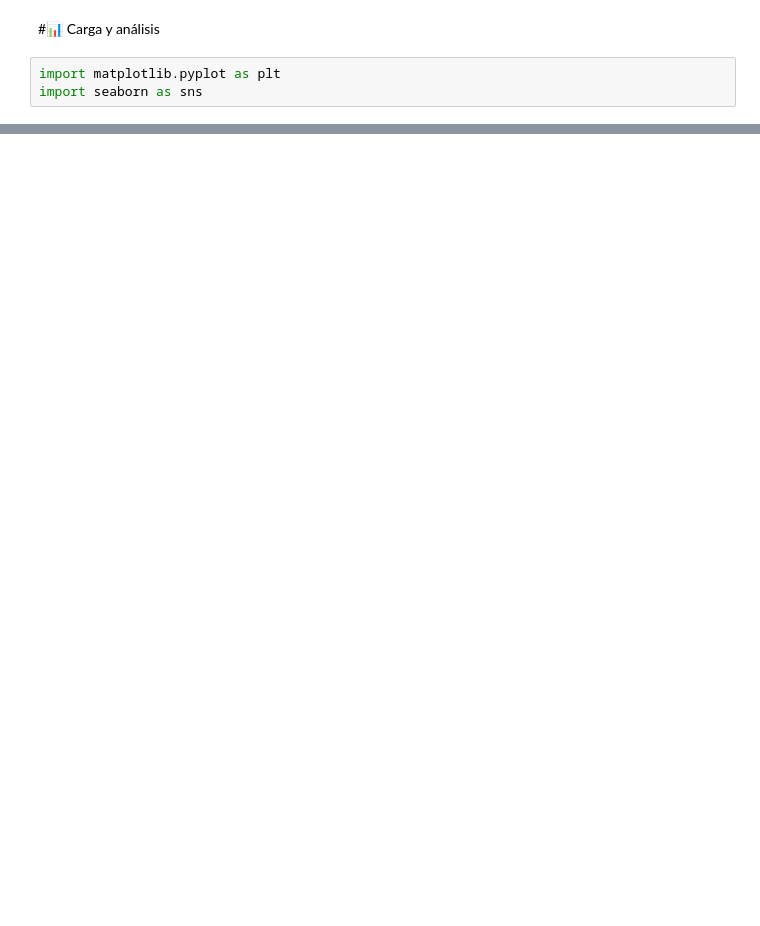
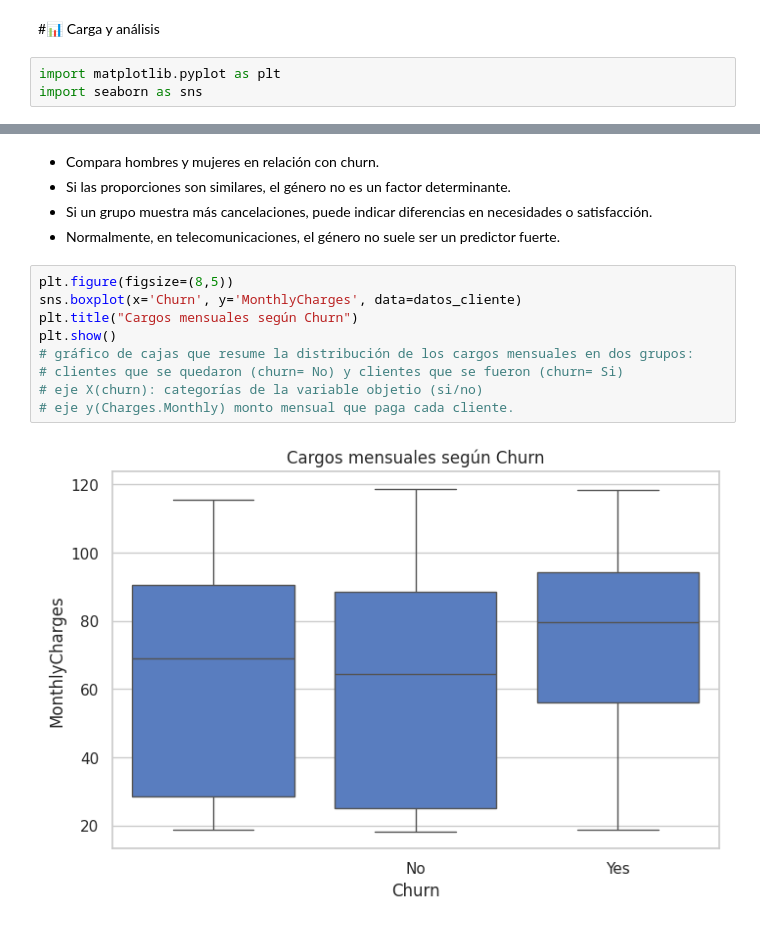
Before and after one commit to Pameta1/Telecom_X, a Jupyter notebook: TelecomX.ipynb, the cells around one changed output, grey strips where cells are left out. Saved outputs shown, nothing was run; the diff lists cells and outputs as text; blank space fills up the shorter version.

```diff
--- a/TelecomX.ipynb
+++ b/TelecomX.ipynb
@@ -205,0 +208,16 @@ plt.show()
+# %% [markdown]
+- Compara hombres y mujeres en relación con churn.
+- Si las proporciones son similares, el género no es un factor determinante.
+- Si un grupo muestra más cancelaciones, puede indicar diferencias en necesidades o satisfacción.
+- Normalmente, en telecomunicaciones, el género no suele ser un predictor fuerte.
+# %%
+plt.figure(figsize=(8,5))
+sns.boxplot(x='Churn', y='MonthlyCharges', data=datos_cliente)
+plt.title("Cargos mensuales según Churn")
+plt.show()
+# gráfico de cajas que resume la distribución de los cargos mensuales en dos grupos:
+# clientes que se quedaron (churn= No) y clientes que se fueron (churn= Si)
+# eje X(churn): categorías de la variable objetio (si/no)
+# eje y(Charges.Monthly) monto mensual que paga cada cliente.
+# %% [output]
+[figure, added]
```
Also changed, not shown: parts of 55 cells of this notebook.
